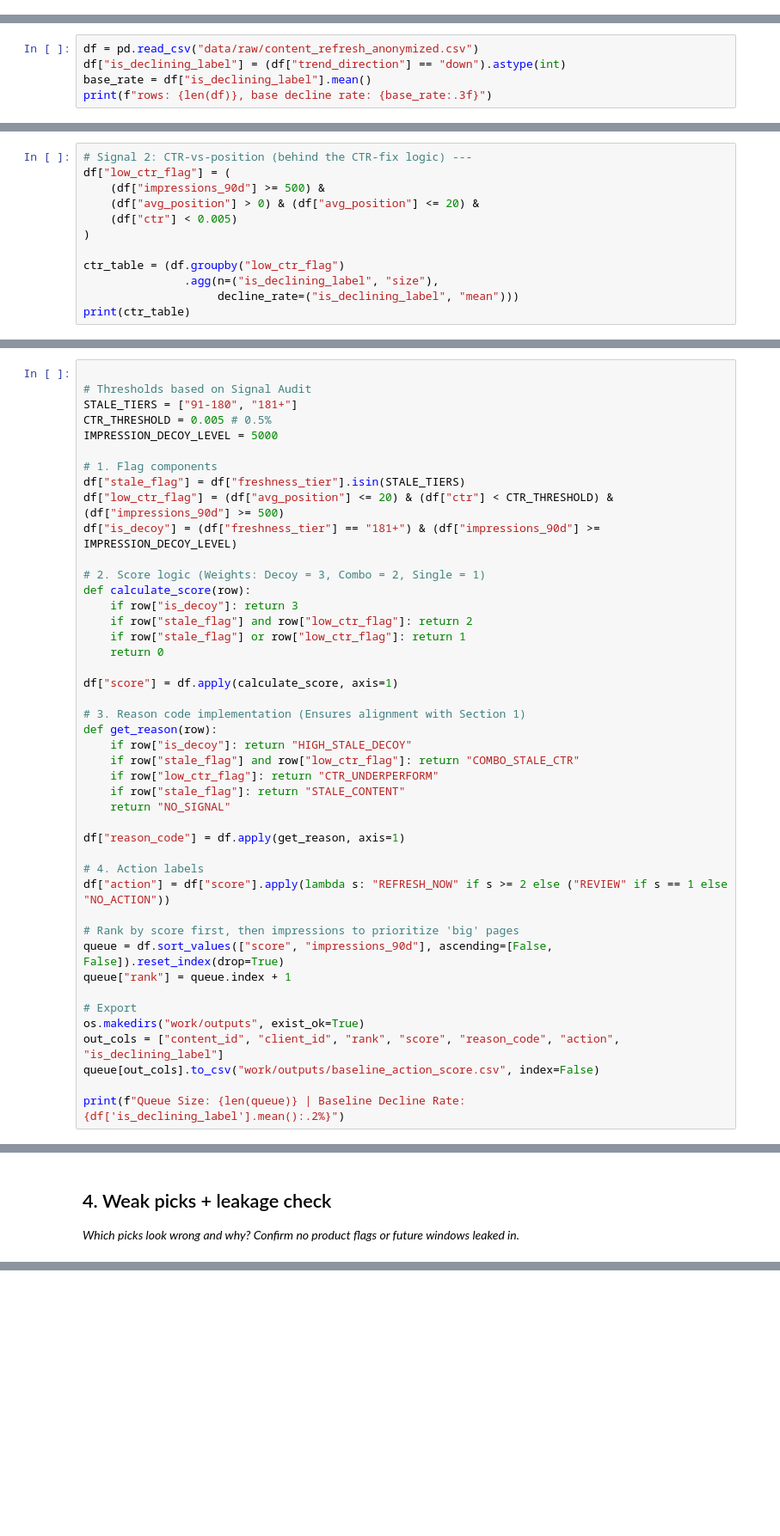
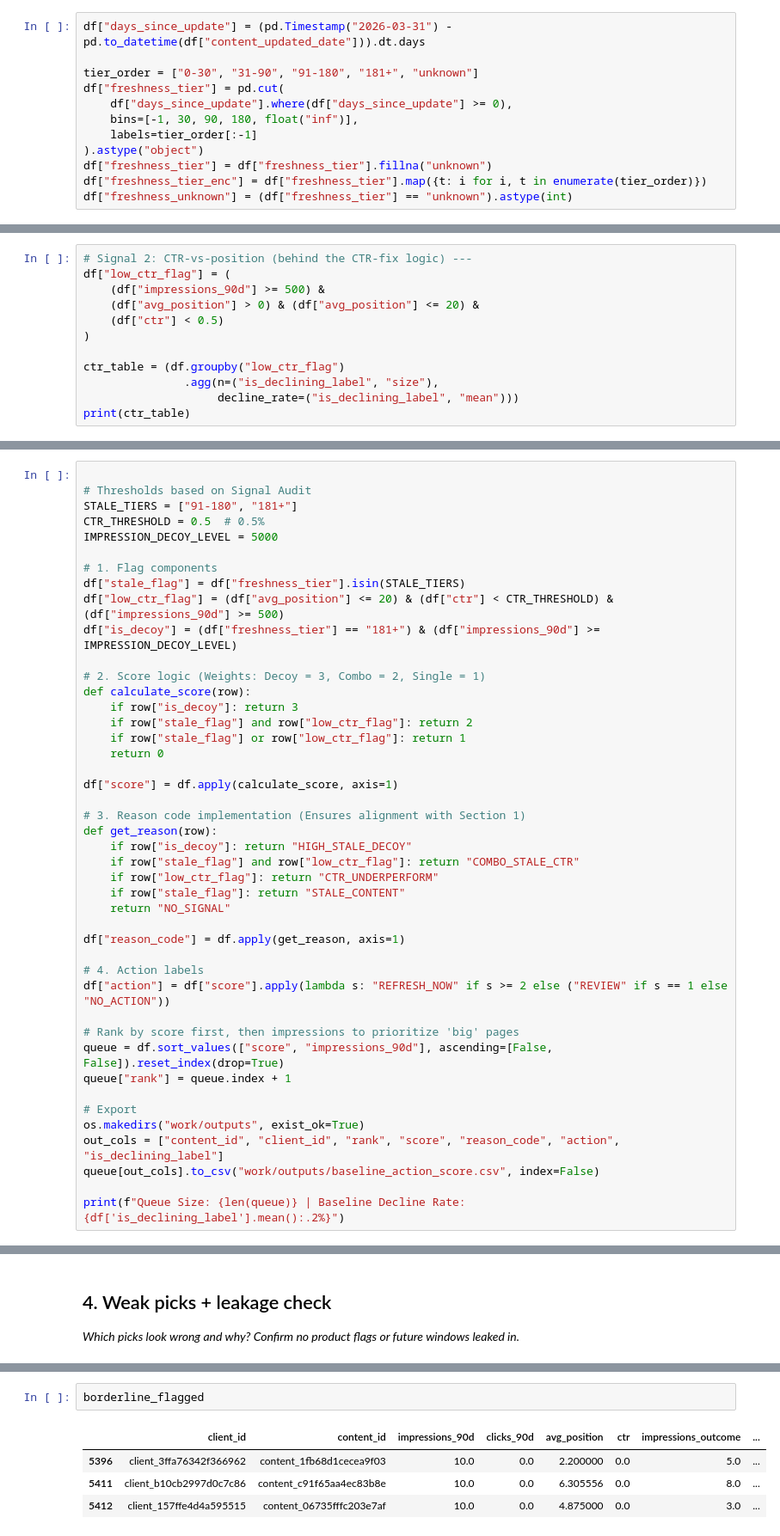
Before and after one commit to KinzaAsif2456/discoverey, a Jupyter notebook: work/notebooks/w04_baseline_score.ipynb, the cells around one changed output, grey strips where cells are left out. Shown at 86% size. Drawn from its saved outputs; the diff is of its cells as text; blank space fills up the shorter version.

```diff
--- a/work/notebooks/w04_baseline_score.ipynb
+++ b/work/notebooks/w04_baseline_score.ipynb
@@ -32,0 +77,12 @@ Starter data found. You're ready.
+# %%
+df["days_since_update"] = (pd.Timestamp("2026-03-31") - pd.to_datetime(df["content_updated_date"])).dt.days
+
+tier_order = ["0-30", "31-90", "91-180", "181+", "unknown"]
+df["freshness_tier"] = pd.cut(
+    df["days_since_update"].where(df["days_since_update"] >= 0),
+    bins=[-1, 30, 90, 180, float("inf")],
+    labels=tier_order[:-1]
+).astype("object")
+df["freshness_tier"] = df["freshness_tier"].fillna("unknown")
+df["freshness_tier_enc"] = df["freshness_tier"].map({t: i for i, t in enumerate(tier_order)})
+df["freshness_unknown"] = (df["freshness_tier"] == "unknown").astype(int)
@@ -61,5 +111,0 @@ COMBO_STALE_CTR: Triggered both the staleness and low-CTR flags.
-# %%
-df = pd.read_csv("data/raw/content_refresh_anonymized.csv")
-df["is_declining_label"] = (df["trend_direction"] == "down").astype(int)
-base_rate = df["is_declining_label"].mean()
-print(f"rows: {len(df)}, base decline rate: {base_rate:.3f}")
@@ -89,7 +146,7 @@ Decline rate rises steadily from 0–30 days up through 91–180 days. However,
 df["low_ctr_flag"] = (
     (df["impressions_90d"] >= 500) &
     (df["avg_position"] > 0) & (df["avg_position"] <= 20) &
-    (df["ctr"] < 0.005)
+    (df["ctr"] < 0.5)
 )
 
 ctr_table = (df.groupby("low_ctr_flag")
@@ -115,7 +174,7 @@ I didn't want pages with only a few impressions to dominate the results. A CTR b
 
 # Thresholds based on Signal Audit
 STALE_TIERS = ["91-180", "181+"]
-CTR_THRESHOLD = 0.005 # 0.5%
+CTR_THRESHOLD = 0.5  # 0.5%
 IMPRESSION_DECOY_LEVEL = 5000
 
 # 1. Flag components
@@ -283,0 +327,7 @@ This baseline relies on two simple, explainable signals: content freshness and C
+# %%
+borderline_flagged
+# %% [output]
+|  | client_id | content_id | impressions_90d | clicks_90d | avg_position | ctr | impressions_outcome | ... |
+| 5396 | client_3ffa76342f366962 | content_1fb68d1cecea9f03 | 10.0 | 0.0 | 2.200000 | 0.0 | 5.0 | ... |
+| 5411 | client_b10cb2997d0c7c86 | content_c91f65aa4ec83b8e | 10.0 | 0.0 | 6.305556 | 0.0 | 8.0 | ... |
+| 5412 | client_157ffe4d4a595515 | content_06735fffc203e7af | 10.0 | 0.0 | 4.875000 | 0.0 | 3.0 | ... |
```
Also changed, not shown: parts of 32 cells of this notebook.
